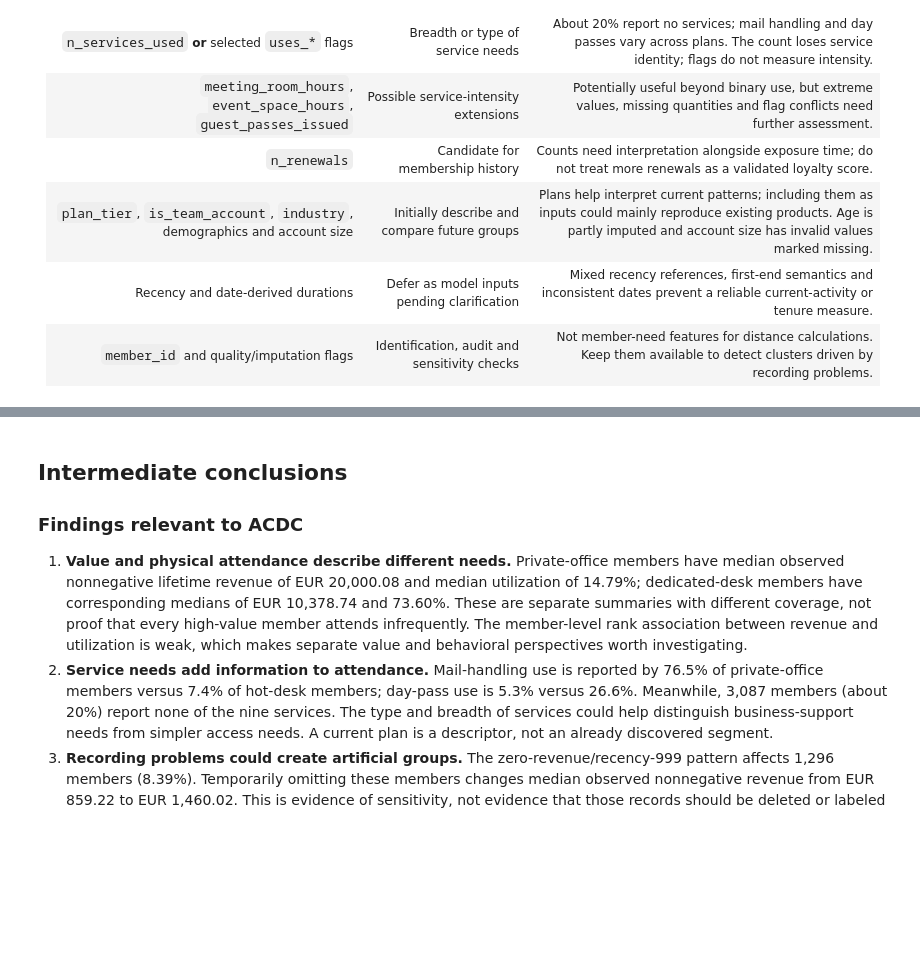
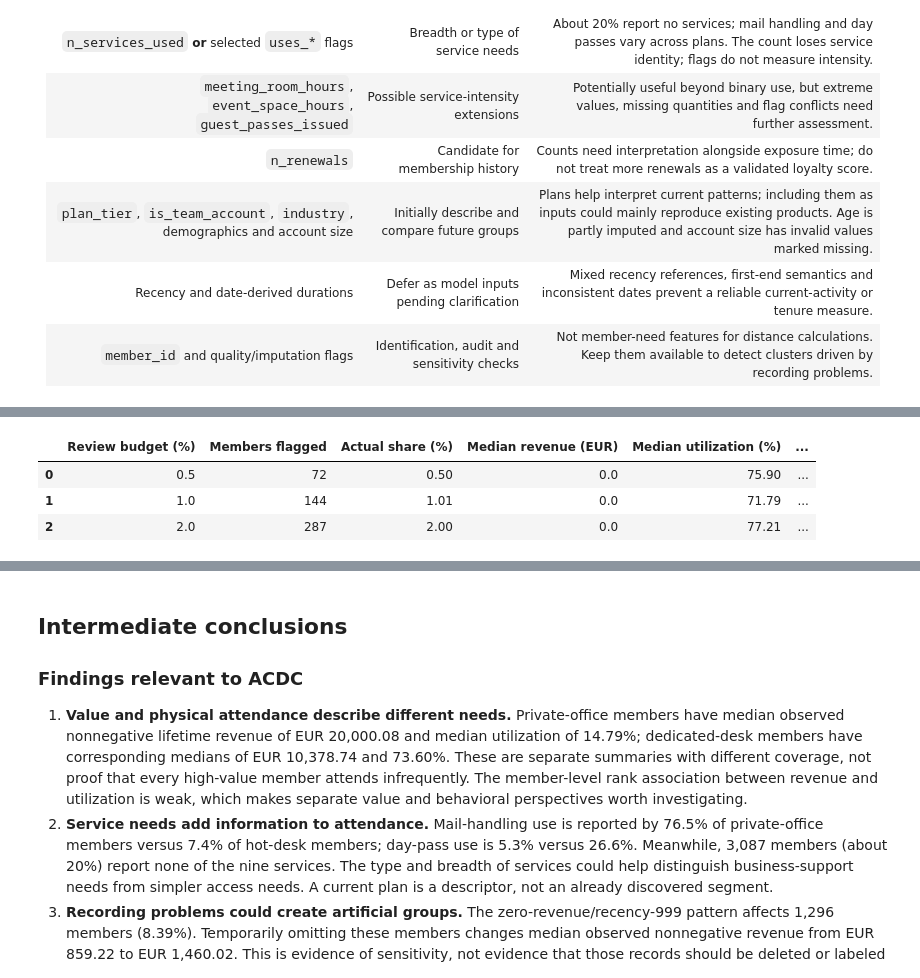
Before and after one commit to fradejoao/dataminingproject, a Jupyter notebook: delivery/Group21_EDA_Code.ipynb, the cells around one changed output, grey strips where cells are left out. Saved outputs shown, nothing was run; the diff lists cells and outputs as text; code cells hidden in the pictures; blank space fills up the shorter version.

```diff
--- a/delivery/Group21_EDA_Code.ipynb
+++ b/delivery/Group21_EDA_Code.ipynb
@@ -1392,0 +1540,20 @@ The following are candidates for later experiments, not a final modeling matrix.
+# %%
+bonus_threshold_records = []
+for fraction in [0.005, 0.01, 0.02]:
+    threshold = bonus_results["anomaly_score"].quantile(1 - fraction)
+    selected = bonus_results["anomaly_score"] > threshold
+    bonus_threshold_records.append({
+        "Review budget (%)": 100 * fraction,
+        "Members flagged": int(selected.sum()),
+        "Actual share (%)": 100 * selected.mean(),
+        "Median revenue (EUR)": bonus_results.loc[selected, "lifetime_value"].median(),
+        "Median utilization (%)": 100 * bonus_results.loc[selected, "utilization_rate"].median(),
+        "Median services": bonus_results.loc[selected, "n_services_used"].median()
+    })
+bonus_threshold_summary = pd.DataFrame(bonus_threshold_records)
+bonus_threshold_summary.round(2)
+# %% [output]
+|  | Review budget (%) | Members flagged | Actual share (%) | Median revenue (EUR) | Median utilization (%) | ... |
+| 0 | 0.5 | 72 | 0.50 | 0.0 | 75.90 | ... |
+| 1 | 1.0 | 144 | 1.01 | 0.0 | 71.79 | ... |
+| 2 | 2.0 | 287 | 2.00 | 0.0 | 77.21 | ... |
```
Also changed, not shown: parts of 14 cells of this notebook, 5 other files.
